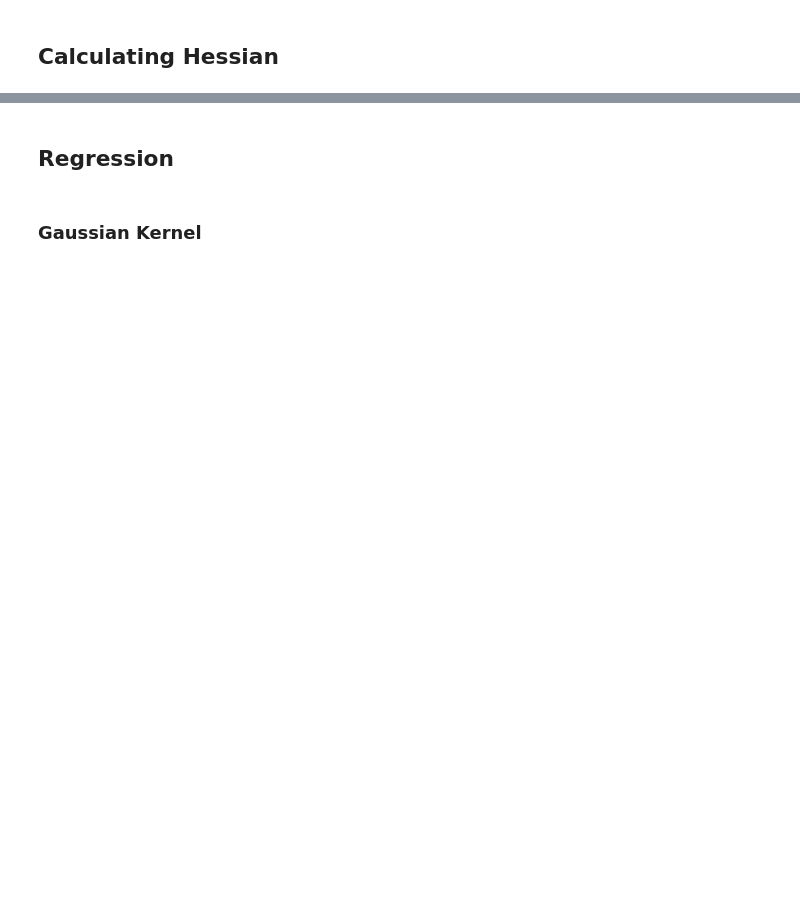
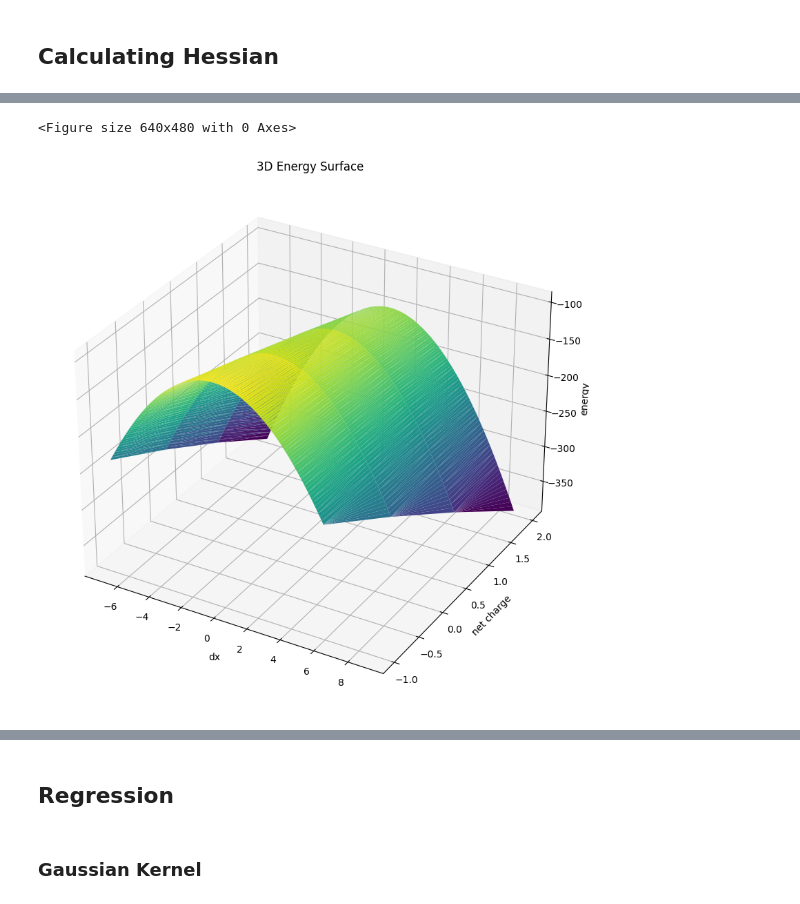
Before and after one commit to GabrielWu2004/Alchemical_Normal_Modes, a Jupyter notebook: ML_with_ANM/ML_code/ML_Diatomic.ipynb, the cells around one changed output, grey strips where cells are left out. Drawn from its saved outputs; the diff is of its cells as text; code cells hidden in the pictures; blank space fills up the shorter version.

```diff
--- a/ML_with_ANM/ML_code/ML_Diatomic.ipynb
+++ b/ML_with_ANM/ML_code/ML_Diatomic.ipynb
@@ -106,0 +551,4 @@ print(Q_inv)
+# %%
+diatomic_data = pd.concat([diatomic_data, diatomic_data_one_plus, diatomic_data_two_plus, diatomic_data_one_minus])
+diatomic_data = diatomic_data.reset_index(drop=True)
+display(diatomic_data)
@@ -107,3 +571,30 @@ print(Q_inv)
+# %%
+# Graph the data
+
+x1 = pd.to_numeric(diatomic_data['dx'].apply(lambda x: x[0]))
+x2 = pd.to_numeric(diatomic_data['net charge'])
+# x1_mesh, x2_mesh = np.meshgrid(x1, x2)
+y = pd.to_numeric(diatomic_data['energy'])
+
+# integer_x1 = x1[x1.astype(int) == x1]
+# integer_x2 = x2[x1.astype(int) == x1]
+# integer_y = y[x1.astype(int) == x1]
+
+fig = plt.figure()
+fig = plt.figure(figsize=(12, 10))
+ax = fig.add_subplot(111, projection='3d')
+
+ax.plot_trisurf(x1, x2, y, cmap='viridis')
+
+ax.set_xlabel('dx')
+ax.set_ylabel('net charge')
+ax.set_zlabel('energy')
+ax.set_title('3D Energy Surface')
+
+plt.show()
+# %% [output]
+<Figure size 640x480 with 0 Axes>
+[figure, added]
 # %%
 def get_diatomic_data(ap_mol):
     """
```
Also changed, not shown: parts of 32 cells of this notebook, 3 other files.
